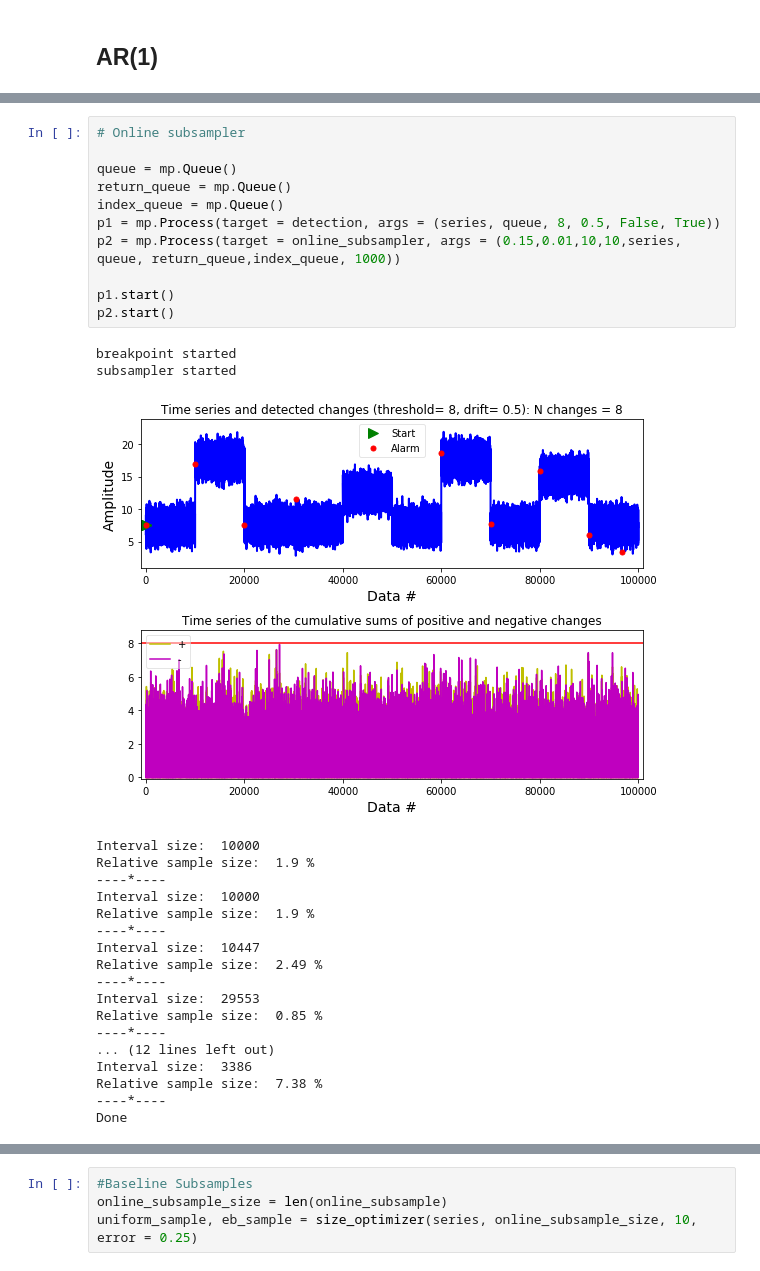
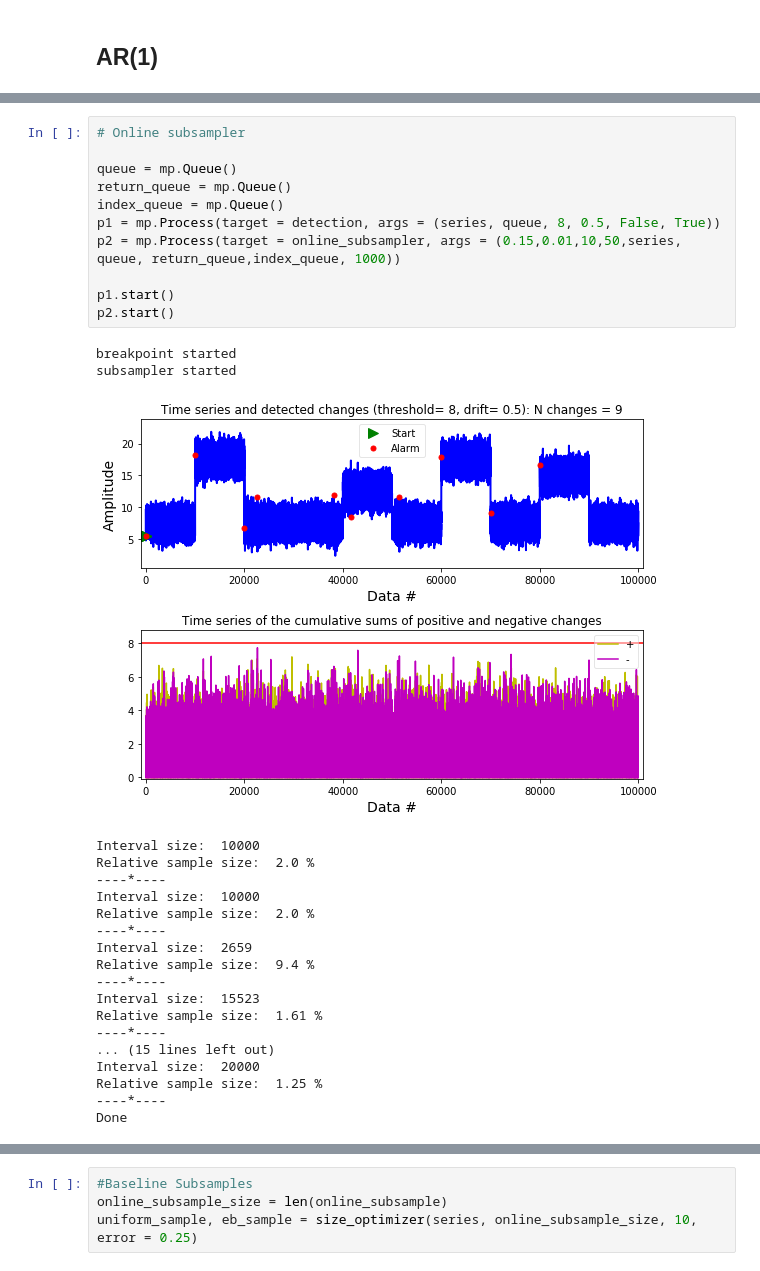
Before and after one commit to Barbarioli/OTSS, a Jupyter notebook: examples.ipynb, the cells around one changed output, grey strips where cells are left out. Drawn from its saved outputs; the diff is of its cells as text.

```diff
--- a/examples.ipynb
+++ b/examples.ipynb
@@ -66,33 +66,33 @@ series.plot(figsize=(10, 5))
 # %%
 # Online subsampler
 
 queue = mp.Queue()
 return_queue = mp.Queue()
 index_queue = mp.Queue()
 p1 = mp.Process(target = detection, args = (series, queue, 8, 0.5, False, True))
-p2 = mp.Process(target = online_subsampler, args = (0.15,0.01,10,10,series, queue, return_queue,index_queue, 1000))
+p2 = mp.Process(target = online_subsampler, args = (0.15,0.01,10,50,series, queue, return_queue,index_queue, 1000))
 
 p1.start()
 p2.start()
 # %% [output]
 breakpoint started
 subsampler started
-[figure, old version]
+[figure, new version]
 Interval size:  10000
-Relative sample size:  1.9 %
+Relative sample size:  2.0 %
 ----*----
 Interval size:  10000
-Relative sample size:  1.9 %
+Relative sample size:  2.0 %
 ----*----
-Interval size:  10447
-Relative sample size:  2.49 %
+Interval size:  2659
+Relative sample size:  9.4 %
 ----*----
-Interval size:  29553
-Relative sample size:  0.85 %
+Interval size:  15523
+Relative sample size:  1.61 %
 ----*----
-... (12 lines left out)
-Interval size:  3386
-Relative sample size:  7.38 %
+... (15 lines left out)
+Interval size:  20000
+Relative sample size:  1.25 %
 ----*----
 Done
 # %%
```
Also changed, not shown: parts of 33 cells of this notebook.
